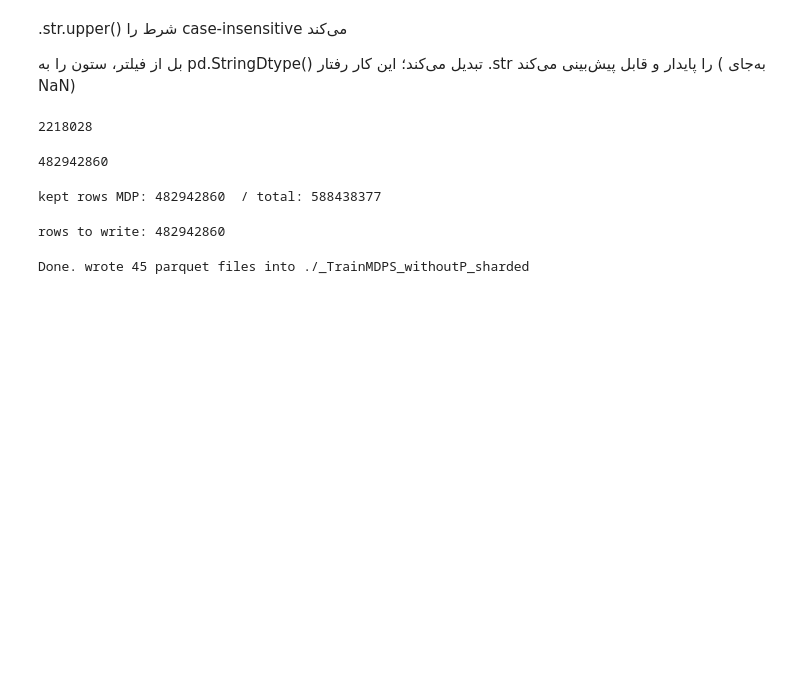
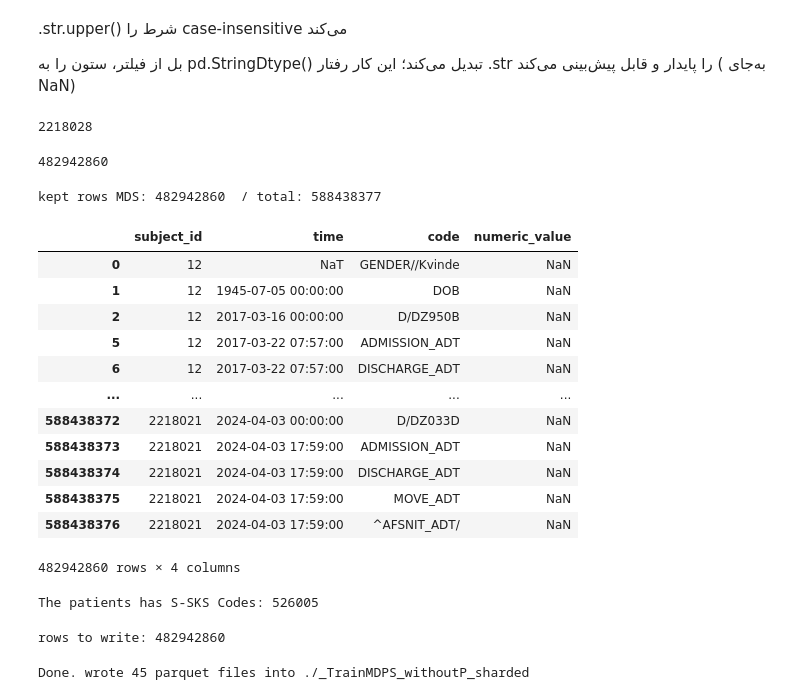
Before and after one commit to ZahraSobhaninia/EHR, a Jupyter notebook: corebehrt/Myconfigs/CreateIdenticalData/CreateMDS_Pretrain_OOT.ipynb, the cells around one changed output. Drawn from its saved outputs; the diff is of its cells as text; code cells hidden in the pictures; blank space fills up the shorter version.

```diff
--- a/corebehrt/Myconfigs/CreateIdenticalData/CreateMDS_Pretrain_OOT.ipynb
+++ b/corebehrt/Myconfigs/CreateIdenticalData/CreateMDS_Pretrain_OOT.ipynb
@@ -66,3 +64,31 @@ df.head(20)
 len(df)
 # %% [output]
 588438377
+# %%
+import pandas as pd
+
+# کدهایی که prefix شناخته‌شده ندارن
+known_prefixes = ['M/', 'D/', 'P/', 'S/', '[', 'BG_', '^']
+
+def get_prefix(code):
+    if pd.isna(code):
+        return 'NaN'
+    for prefix in known_prefixes:
+        if str(code).startswith(prefix):
+            return prefix
+    return '    OTHER'
+
+df['prefix'] = df['code'].apply(get_prefix)
+
+# ببین OTHER چه کدهایی هستن
+other_df = df[df['prefix'] == 'OTHER']
+print(f"Total OTHER rows: {len(other_df)}")
+print(f"\nSample OTHER codes:")
+print(other_df['code'].value_counts().head(30))
+
+# unique prefix های دیگه
+print("\n=== All unique prefixes in data ===")
+all_prefixes = df['code'].dropna().apply(
+    lambda x: x.split('/')[0] if '/' in str(x) else str(x)[:3]
+).value_counts().head(30)
+print(all_prefixes)
@@ -263,9 +320,24 @@ len(df_filtered)
 import pandas as pd
 import numpy as np
 
-# امن‌تر: اگر code نال یا غیررشته‌ای بود اذیت نکنه
 df['code'] = df['code'].astype('string')
 df_filtered = df[~df['code'].str.upper().str.startswith('P/', na=False)].copy()
-print("kept rows MDP:", len(df_filtered), " / total:", len(df))
+print("kept rows MDS:", len(df_filtered), " / total:", len(df))
 # %% [output]
-kept rows MDP: 482942860  / total: 588438377
+kept rows MDS: 482942860  / total: 588438377
+# %%
+df_filtered
+# %% [output]
+|  | subject_id | time | code | numeric_value |
+| 0 | 12 | NaT | GENDER//Kvinde | NaN |
+| 1 | 12 | 1945-07-05 00:00:00 | DOB | NaN |
+| 2 | 12 | 2017-03-16 00:00:00 | D/DZ950B | NaN |
+| 5 | 12 | 2017-03-22 07:57:00 | ADMISSION_ADT | NaN |
+| 6 | 12 | 2017-03-22 07:57:00 | DISCHARGE_ADT | NaN |
+| ... | ... | ... | ... | ... |
+| 588438372 | 2218021 | 2024-04-03 00:00:00 | D/DZ033D | NaN |
+| 588438373 | 2218021 | 2024-04-03 17:59:00 | ADMISSION_ADT | NaN |
+| 588438374 | 2218021 | 2024-04-03 17:59:00 | DISCHARGE_ADT | NaN |
+| 588438375 | 2218021 | 2024-04-03 17:59:00 | MOVE_ADT | NaN |
+| 588438376 | 2218021 | 2024-04-03 17:59:00 | ^AFSNIT_ADT/ | NaN |
+482942860 rows × 4 columns
@@ -272,3 +347,8 @@ kept rows MDP: 482942860  / total: 588438377
+# %%
+S_patients = df_filtered[df_filtered['code'].str.startswith('S/', na=False)]['subject_id'].unique()
+print(f"The patients has S-SKS Codes: {len(S_patients)}")
+# %% [output]
+The patients has S-SKS Codes: 526005
 # %%
 import pandas as pd
 import numpy as np
```
Also changed, not shown: parts of 8 cells of this notebook, 55 other files.
